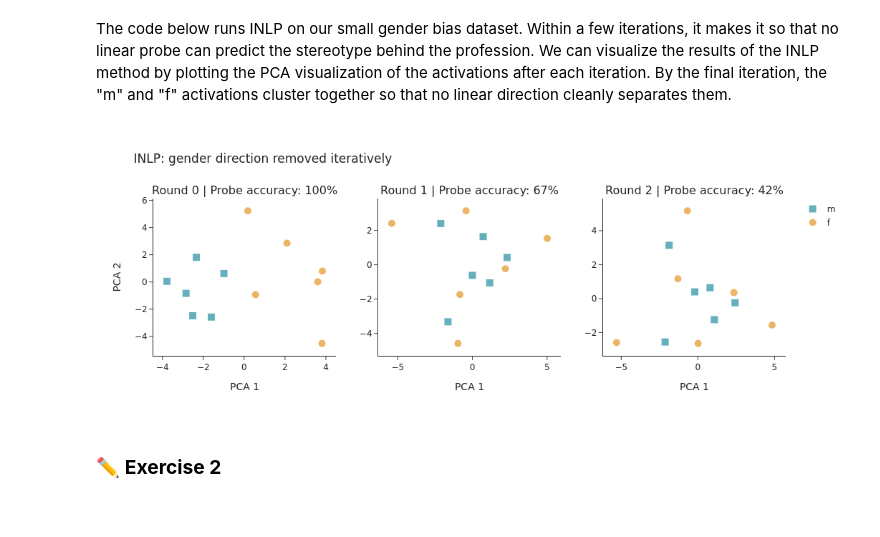
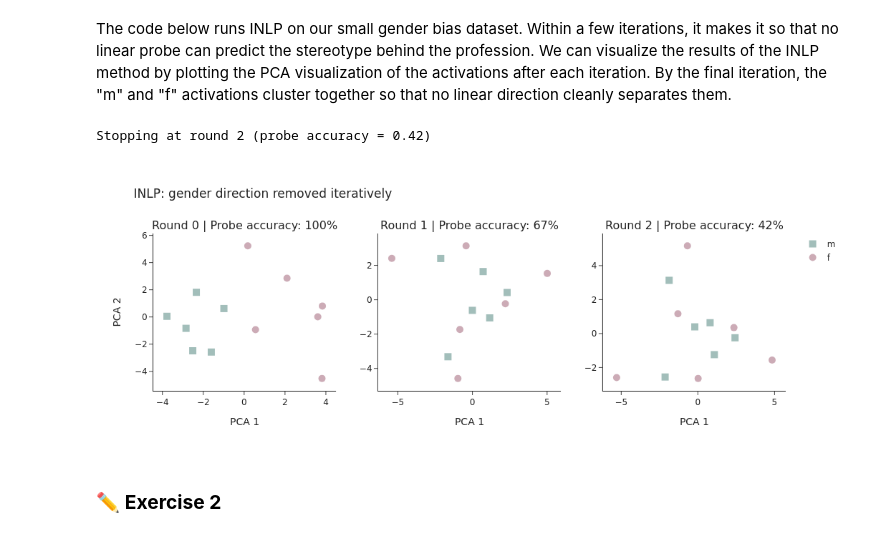
Before and after one commit to cs221m/cs221m-course, a Jupyter notebook: lecture_4_interventions.ipynb, the cells around one changed output. Saved outputs shown, nothing was run; the diff lists cells and outputs as text; code cells hidden in the pictures.

```diff
--- a/lecture_4_interventions.ipynb
+++ b/lecture_4_interventions.ipynb
@@ -242,12 +246,13 @@ After enough iterations, no linear probe should be able to recover gender from t
 # %%
 # implement iterative nullspace projection
 import numpy as np
+from tqdm import trange
 from sklearn.linear_model import LogisticRegression
 
 def inlp(activations_m, activations_f, n_iters=10):
     results = []
 
-    for i in range(n_iters):
+    for i in trange(n_iters):
         # train probe to classify m vs. f
         X = np.concatenate([activations_m, activations_f], axis=0)
         y = np.array(["m"] * len(activations_m) + ["f"] * len(activations_f))
@@ -266,6 +271,7 @@ def inlp(activations_m, activations_f, n_iters=10):
 
         # if we fooled the probe, we're done!
         if probe_accuracy < 0.51:
+            print(f"Stopping at round {i} (probe accuracy = {probe_accuracy:.2f})")
             break
 
         # project to the nullspace of the classifier
@@ -298,36 +304,37 @@ for col, r in enumerate(results, start=1):
     pca = PCA(n_components=2)
     proj = pca.fit_transform(np.concatenate([acts_m_snap, acts_f_snap], axis=0))
 
     fig.add_trace(go.Scatter(
         x=proj[:n, 0], y=proj[:n, 1],
         mode='markers',
-        marker=dict(symbol='square', color="rgba(0, 124, 146, 0.6)", size=10),
+        marker=dict(symbol='square', color="rgba(23, 94, 84, 0.4)", size=10),
         name='m',
         showlegend=(col == 1),
         hovertext=professions_m,
     ), row=1, col=col)
 
     fig.add_trace(go.Scatter(
         x=proj[n:, 0], y=proj[n:, 1],
         mode='markers',
-        marker=dict(symbol='circle', color="rgba(223, 131, 0, 0.6)", size=10),
+        marker=dict(symbol='circle', color="rgba(127, 45, 72, 0.4)", size=10),
         name='f',
         showlegend=(col == 1),
         hovertext=professions_f,
     ), row=1, col=col)
 
 fig.update_layout(
     template='simple_white',
     width=350 * len(results),
     height=400,
     title_text='INLP: gender direction removed iteratively',
 )
 fig.update_xaxes(title_text='PCA 1')
 fig.update_yaxes(title_text='PCA 2', col=1)
 
 fig.show()
 # %% [output]
+Stopping at round 2 (probe accuracy = 0.42)
-[figure, old version]
+[figure, new version]
 # %% [markdown]
 ### ✏ **Exercise 2**
 # %% [markdown]
```
Also changed, not shown: parts of 55 cells of this notebook, 11 other files.
